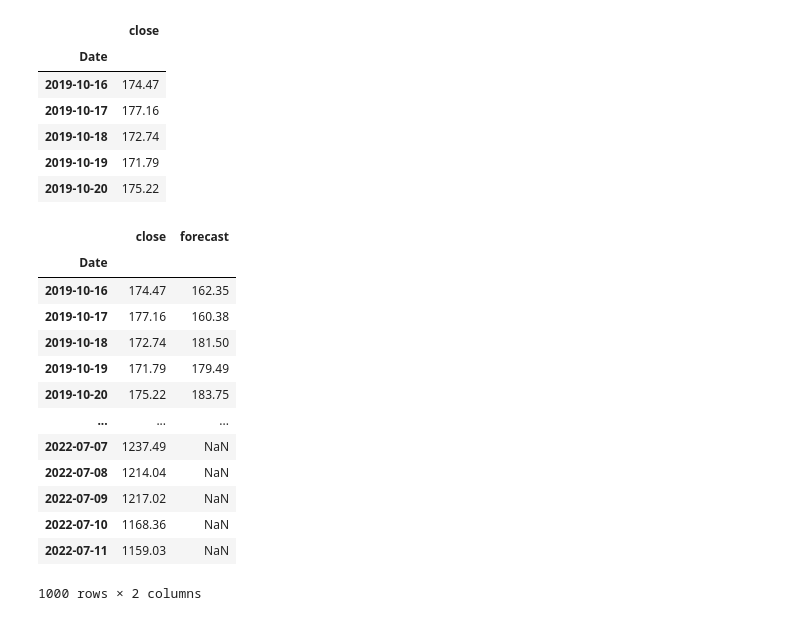
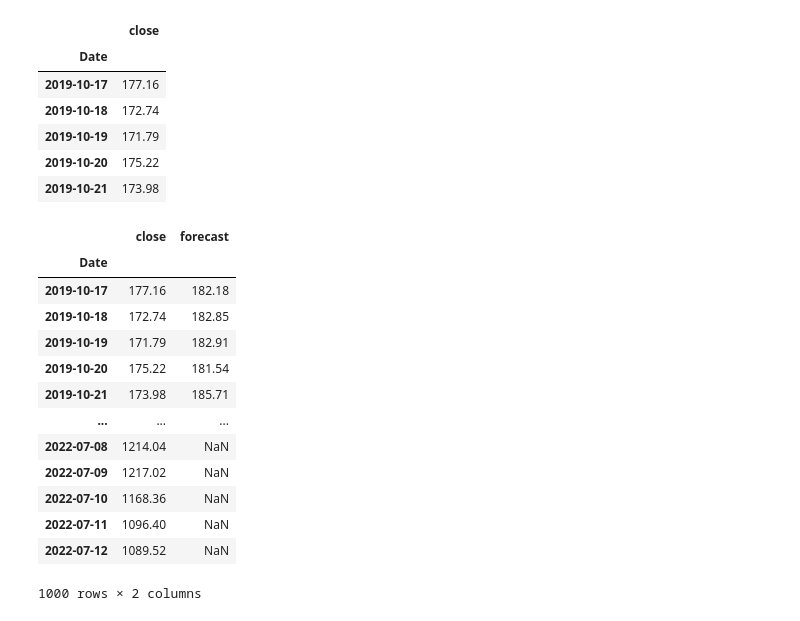
Before and after one commit to rudycav/Digital-Assets-Prediction-Model, a Jupyter notebook: Project/ Crypto_forecast_model.ipynb, the cells around one changed output. Drawn from its saved outputs; the diff is of its cells as text; code cells hidden in the pictures.

```diff
--- a/Project/ Crypto_forecast_model.ipynb
+++ b/Project/ Crypto_forecast_model.ipynb
@@ -45,38 +45,38 @@ def get_crypto_price(symbol, exchange, start_date = None):
         df = df[df.index >= start_date]
     return df
 
-crypto_df = get_crypto_price(symbol = 'ETH', exchange = 'USD', start_date = '2018-06-01')
+crypto_df = get_crypto_price(symbol = 'ETH', exchange = 'USD', start_date = '2018-01-01')
 crypto_df.head()
 # %% [output]
 |  | close |
 | Date |  |
-| 2019-10-16 | 174.47 |
 | 2019-10-17 | 177.16 |
 | 2019-10-18 | 172.74 |
 | 2019-10-19 | 171.79 |
 | 2019-10-20 | 175.22 |
+| 2019-10-21 | 173.98 |
 # %%
-forecast_days = 7
+forecast_days = 14
 
 def create_prediction_column(df):
   crypto_df['forecast'] = crypto_df[['close']].shift(-forecast_days)
 
   return crypto_df
 
 prediction_column = create_prediction_column(crypto_df)
 prediction_column
 # %% [output]
 |  | close | forecast |
 | Date |  |  |
-| 2019-10-16 | 174.47 | 162.35 |
-| 2019-10-17 | 177.16 | 160.38 |
-| 2019-10-18 | 172.74 | 181.50 |
-| 2019-10-19 | 171.79 | 179.49 |
-| 2019-10-20 | 175.22 | 183.75 |
+| 2019-10-17 | 177.16 | 182.18 |
+| 2019-10-18 | 172.74 | 182.85 |
+| 2019-10-19 | 171.79 | 182.91 |
+| 2019-10-20 | 175.22 | 181.54 |
+| 2019-10-21 | 173.98 | 185.71 |
 | ... | ... | ... |
-| 2022-07-07 | 1237.49 | NaN |
 | 2022-07-08 | 1214.04 | NaN |
 | 2022-07-09 | 1217.02 | NaN |
 | 2022-07-10 | 1168.36 | NaN |
-| 2022-07-11 | 1159.03 | NaN |
+| 2022-07-11 | 1096.40 | NaN |
+| 2022-07-12 | 1089.52 | NaN |
 1000 rows × 2 columns
```
Also changed, not shown: parts of 10 cells of this notebook.
